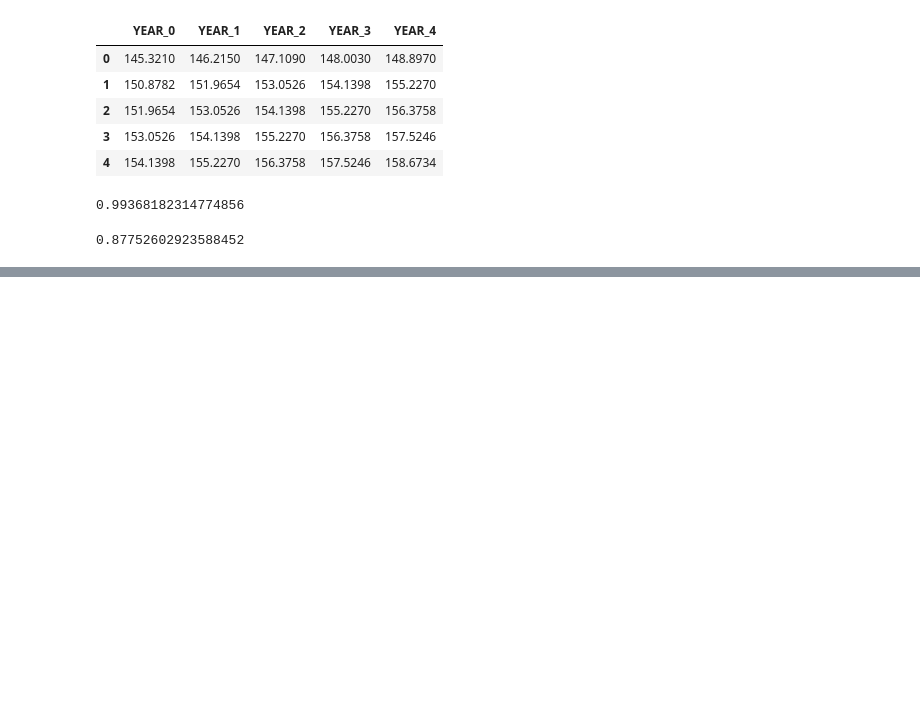
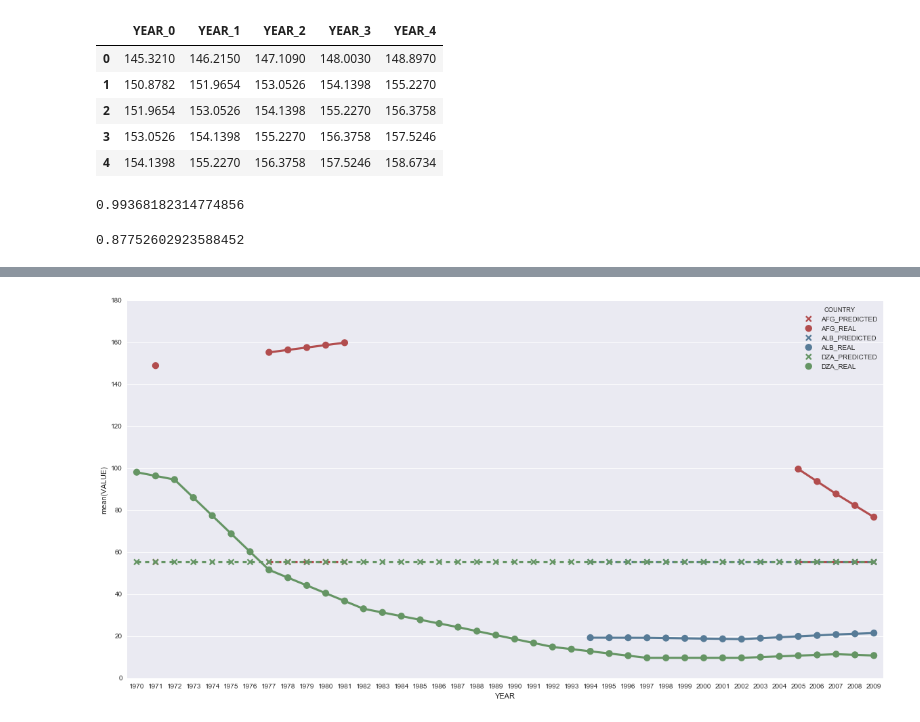
Before and after one commit to jgzuke/KaggleScripts, a Jupyter notebook: WorldDevelopment/Training.ipynb, the cells around one changed output, grey strips where cells are left out. Cells and saved outputs as stored; diff of their text form; code cells hidden in the pictures; blank space fills up the shorter version.

```diff
--- a/WorldDevelopment/Training.ipynb
+++ b/WorldDevelopment/Training.ipynb
@@ -146,0 +148,4 @@ array([ 55.3324835,  55.3324835,  55.3324835,  55.3324835,  55.3324835,
+# %%
+testClf(clf, ['AFG', 'ALB', 'DZA'])
+# %% [output]
+[figure, added]
```
Also changed, not shown: parts of 8 cells of this notebook.
